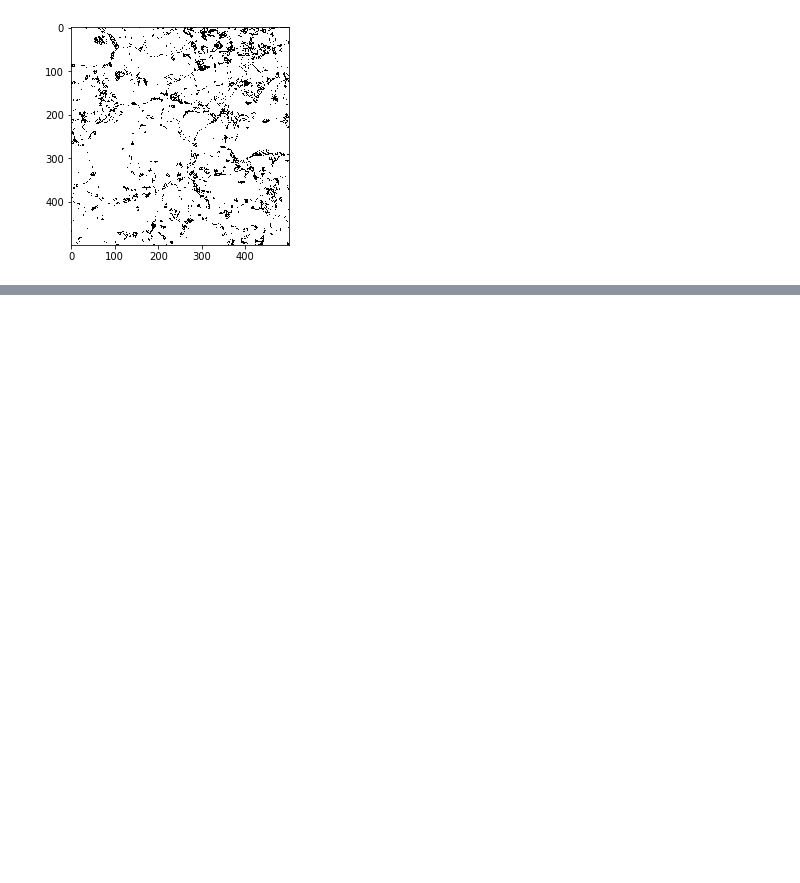
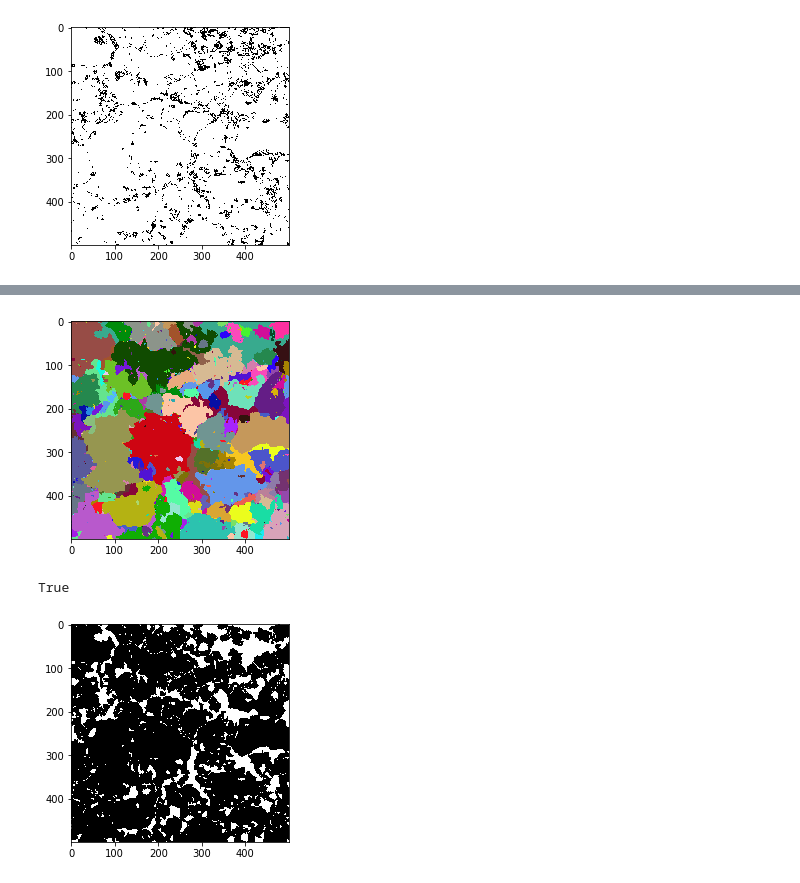
Before and after one commit to tsukiyashirokisaki/dp780, a Jupyter notebook: edge.ipynb, the cells around one changed output, grey strips where cells are left out. Cells and saved outputs as stored; diff of their text form; code cells hidden in the pictures; blank space fills up the shorter version.

```diff
--- a/edge.ipynb
+++ b/edge.ipynb
@@ -47,6 +24,10 @@ orient=data.data["Orient"]
 phase=data.data["Phase"]
 inv = np.load("new_inv.npy")
 h,w=orient.shape[0],orient.shape[1]
+orient_inv=np.empty([h,w,3,3])
+for i in range(h):
+    for j in range(w):
+        orient_inv[i,j]=np.linalg.inv(orient[i,j])
 plt.imshow(data.data["Phase"],cmap="gray")
 # %% [output]
 <matplotlib.image.AxesImage at 0x...>
@@ -481,0 +113,32 @@ acc=  79 / 102
+# %%
+ma_id=set()
+while len(ma_pixels)>0:
+    to_travel={ma_pixels.pop()}
+    to_merge=set()
+    while len(to_travel)>0:
+        i,j=to_travel.pop()
+        to_merge.add(class_map[i,j])
+        for (k,l) in find_neigh((i,j),h,w):
+            if (k,l) in ma_pixels:
+                to_travel.add((k,l))
+                ma_pixels.remove((k,l))
+    main=to_merge.pop()
+    ma_id.add(main)
+    while len(to_merge)>0:
+        be_merge=to_merge.pop()
+        for (k,l) in id2clus[be_merge].pixels:
+            class_map[k,l]=main
+            id2clus[main].pixels.add((k,l))
+        id2clus[main].num+=id2clus[be_merge].num
+        del id2clus[be_merge]
+ma_map=np.zeros([h,w])
+for id in ma_id:
+    for (i,j) in id2clus[id].pixels:
+        ma_map[i,j]=1
+mat2plot(class_map)
+plt.imshow(ma_map,cmap="gray")
+cv2.imwrite("output/test.png",255*ma_map)
+# %% [output]
+[figure, added]
+True
+[figure, added]
```
Also changed, not shown: parts of 22 cells of this notebook, 6 other files.
